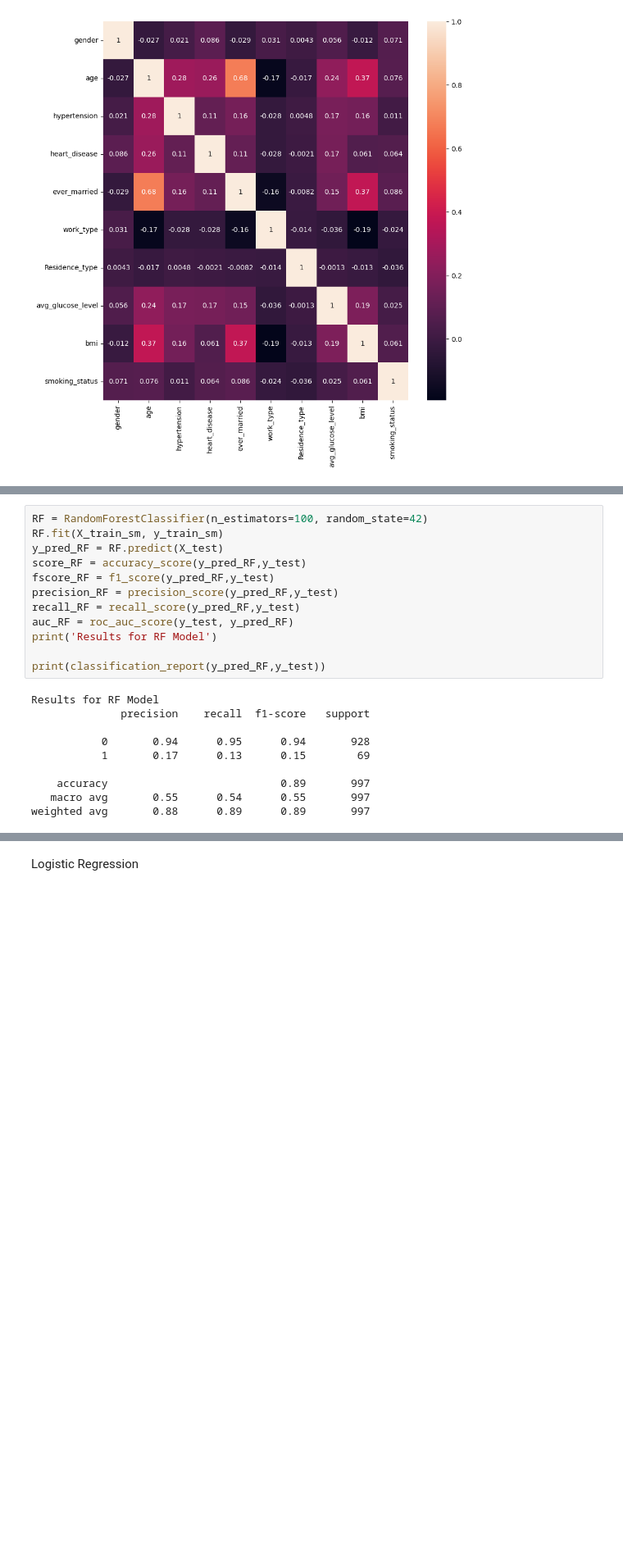
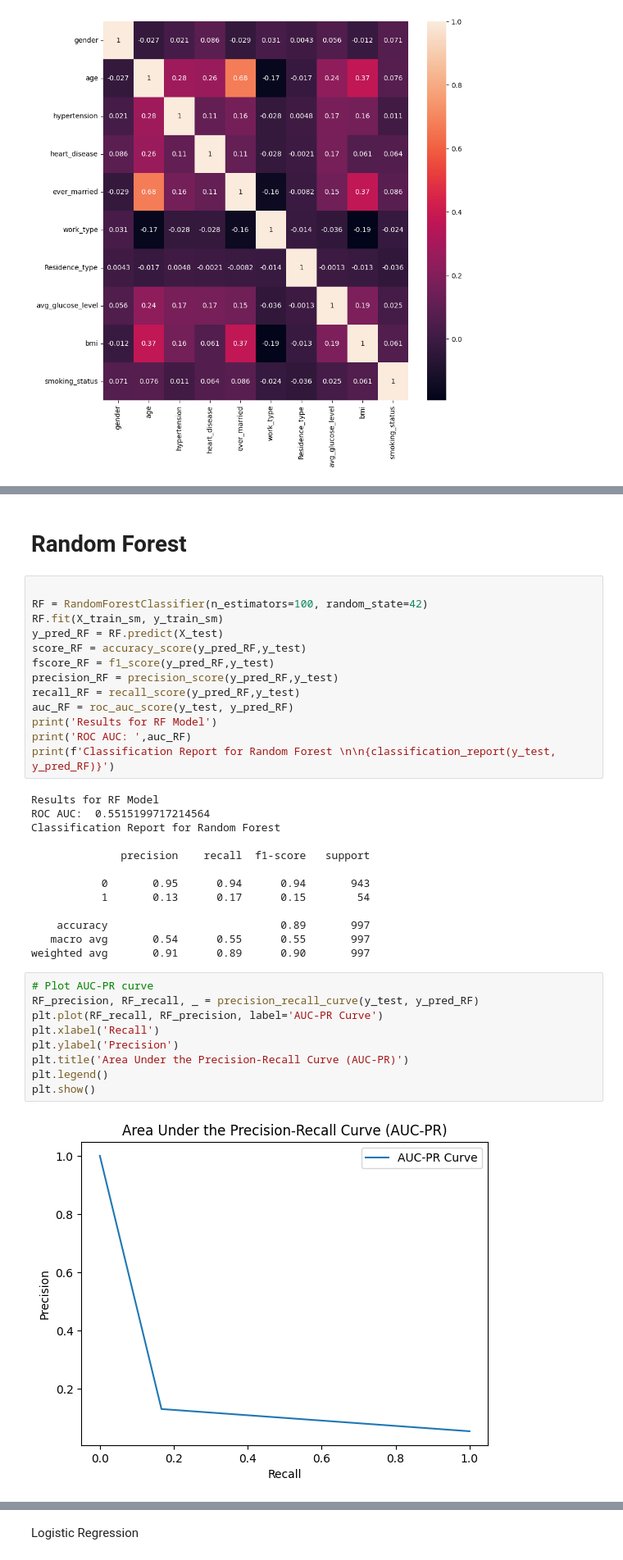
Before and after one commit to PaloMoshoeshoe/Stroke-prediction, a Jupyter notebook: Stroke.ipynb, the cells around one changed output, grey strips where cells are left out. Shown at 82% size. Drawn from its saved outputs; the diff is of its cells as text; blank space fills up the shorter version.

```diff
--- a/Stroke.ipynb
+++ b/Stroke.ipynb
@@ -189,4 +185,7 @@ Name: count, dtype: int64
+# %% [markdown]
+# Random Forest
 # %%
+
 RF = RandomForestClassifier(n_estimators=100, random_state=42)
 RF.fit(X_train_sm, y_train_sm)
 y_pred_RF = RF.predict(X_test)
@@ -196,15 +195,29 @@ precision_RF = precision_score(y_pred_RF,y_test)
 recall_RF = recall_score(y_pred_RF,y_test)
 auc_RF = roc_auc_score(y_test, y_pred_RF)
 print('Results for RF Model')
-
-print(classification_report(y_pred_RF,y_test))
+print('ROC AUC: ',auc_RF)
+print(f'Classification Report for Random Forest \n\n{classification_report(y_test, y_pred_RF)}')
 # %% [output]
 Results for RF Model
+ROC AUC:  0.5515199717214564
+Classification Report for Random Forest
+
               precision    recall  f1-score   support
 
-           0       0.94      0.95      0.94       928
-           1       0.17      0.13      0.15        69
+           0       0.95      0.94      0.94       943
+           1       0.13      0.17      0.15        54
 
     accuracy                           0.89       997
-   macro avg       0.55      0.54      0.55       997
-weighted avg       0.88      0.89      0.89       997
+   macro avg       0.54      0.55      0.55       997
+weighted avg       0.91      0.89      0.90       997
+# %%
+# Plot AUC-PR curve
+RF_precision, RF_recall, _ = precision_recall_curve(y_test, y_pred_RF)
+plt.plot(RF_recall, RF_precision, label='AUC-PR Curve')
+plt.xlabel('Recall')
+plt.ylabel('Precision')
+plt.title('Area Under the Precision-Recall Curve (AUC-PR)')
+plt.legend()
+plt.show()
+# %% [output]
+[figure, added]
```
Also changed, not shown: parts of 49 cells of this notebook.
